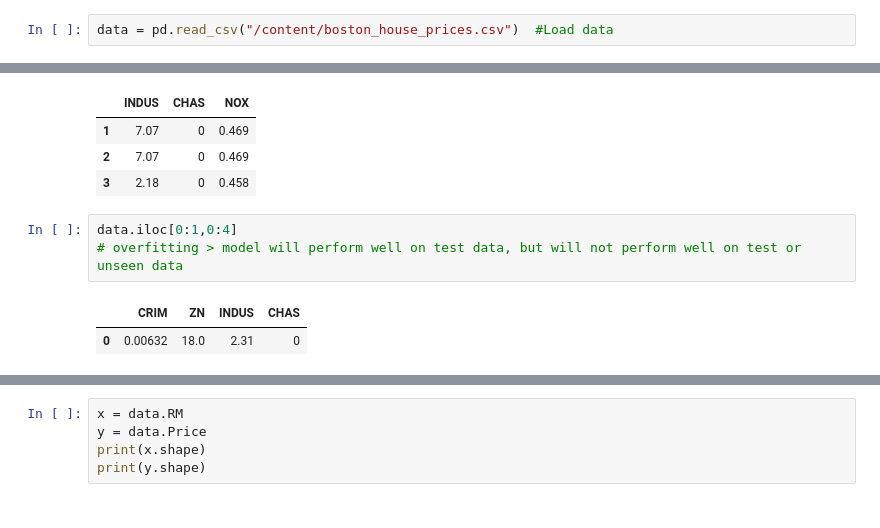
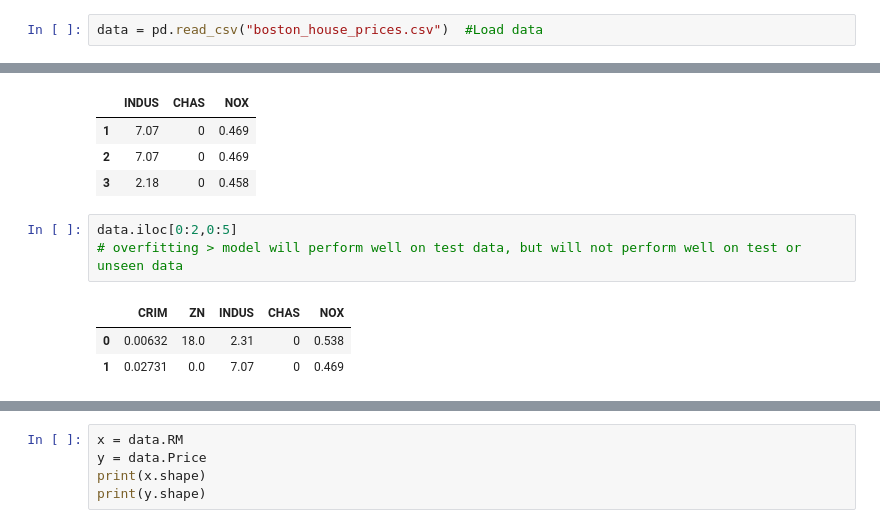
Before and after one commit to a-hamzah/ce-sml-regression-classification, a Jupyter notebook: aml-class/LAB2_AML.ipynb, the cells around one changed output, grey strips where cells are left out. Drawn from its saved outputs; the diff is of its cells as text.

```diff
--- a/aml-class/LAB2_AML.ipynb
+++ b/aml-class/LAB2_AML.ipynb
@@ -11,7 +11,7 @@ from sklearn.linear_model import LinearRegression       #to build linear regress
 from sklearn.model_selection import train_test_split    #for calling test_train_split function
 from sklearn.metrics import mean_squared_error          #for evaluating the performance of the model
 # %%
-data = pd.read_csv("/content/boston_house_prices.csv")  #Load data
+data = pd.read_csv("boston_house_prices.csv")  #Load data
 # %%
 #calling a few functions
 print(type(data))
@@ -148,9 +144,10 @@ data.iloc[1:4,2:5]
 | 2 | 7.07 | 0 | 0.469 |
 | 3 | 2.18 | 0 | 0.458 |
 # %%
-data.iloc[0:1,0:4]
+data.iloc[0:2,0:5]
 # overfitting > model will perform well on test data, but will not perform well on test or unseen data
 # %% [output]
-|  | CRIM | ZN | INDUS | CHAS |
-| 0 | 0.00632 | 18.0 | 2.31 | 0 |
+|  | CRIM | ZN | INDUS | CHAS | NOX |
+| 0 | 0.00632 | 18.0 | 2.31 | 0 | 0.538 |
+| 1 | 0.02731 | 0.0 | 7.07 | 0 | 0.469 |
 # %%
```
Also changed, not shown: parts of 21 cells of this notebook.
